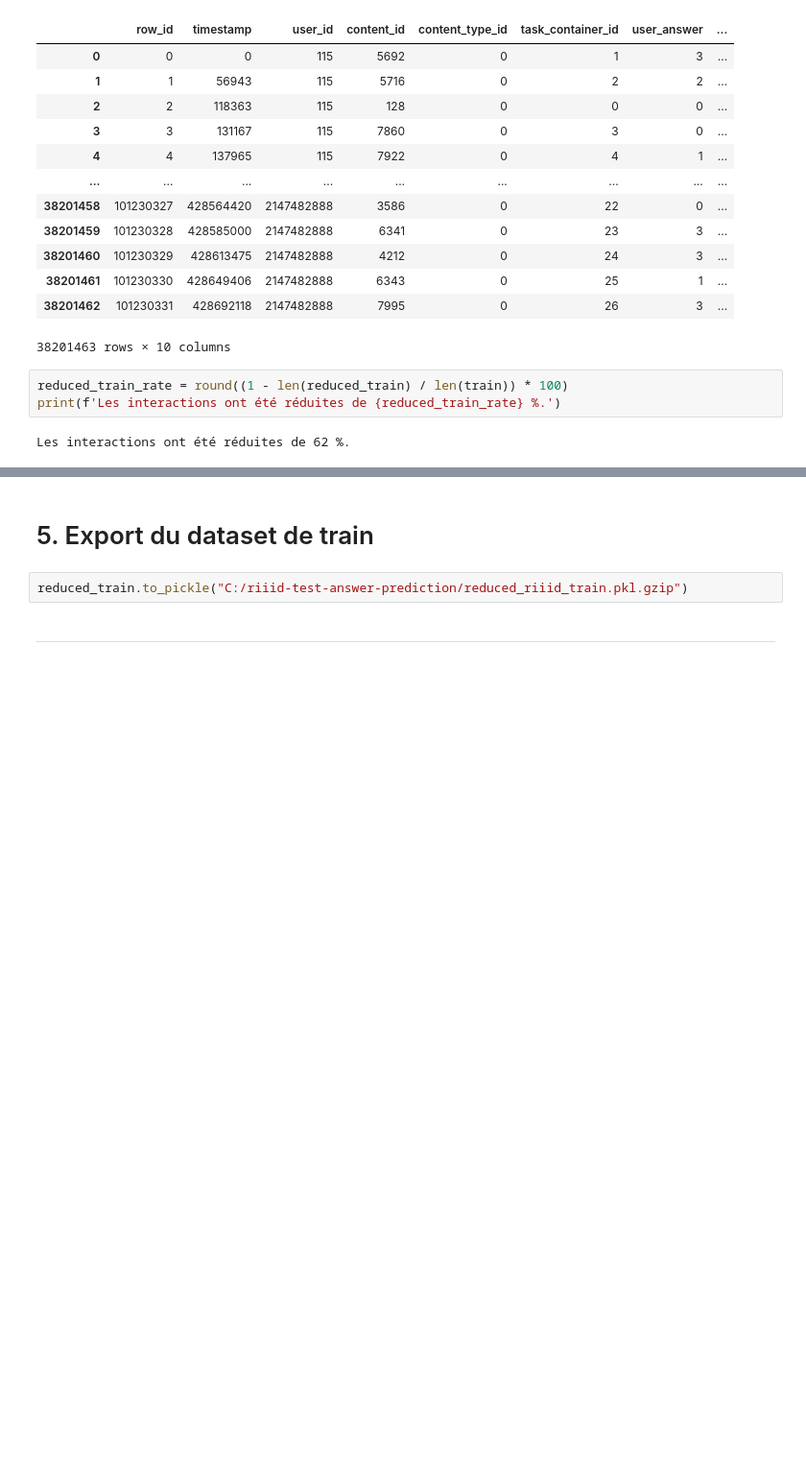
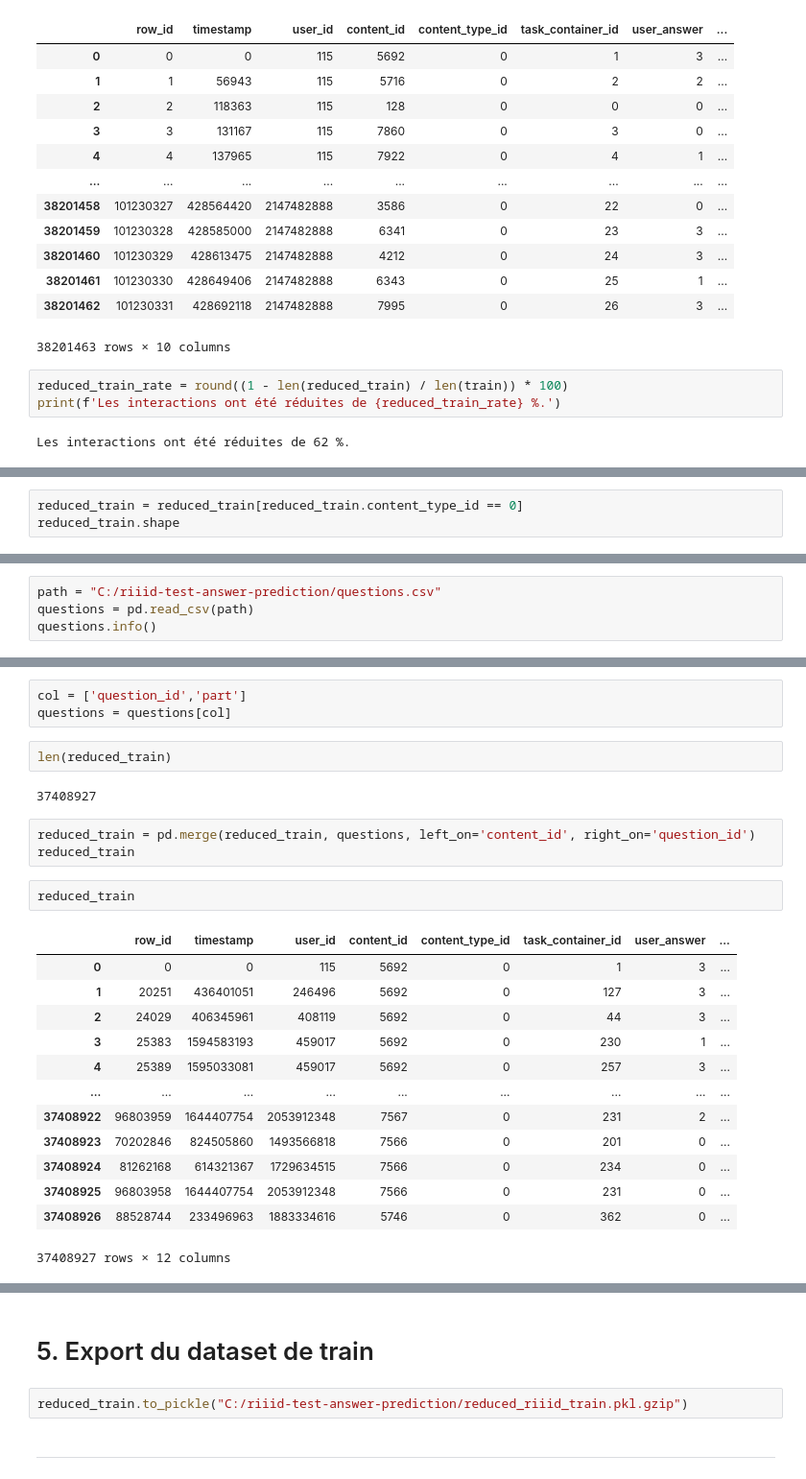
Before and after one commit to Adrian1903/Participez-a-une-competition-Kaggle, a Jupyter notebook: dev/01_nettoyage.ipynb, the cells around one changed output, grey strips where cells are left out. Shown at 96% size. Cells and saved outputs as stored; diff of their text form; blank space fills up the shorter version.

```diff
--- a/dev/01_nettoyage.ipynb
+++ b/dev/01_nettoyage.ipynb
@@ -269,0 +267,3 @@ Les interactions ont été réduites de 62 %.
+# %%
+reduced_train = reduced_train[reduced_train.content_type_id == 0]
+reduced_train.shape
@@ -275,0 +275,4 @@ TO DO
+# %%
+path = "C:/riiid-test-answer-prediction/questions.csv"
+questions = pd.read_csv(path)
+questions.info()
@@ -275,0 +292,26 @@ TO DO
+# %%
+col = ['question_id','part']
+questions = questions[col]
+# %%
+len(reduced_train)
+# %% [output]
+37408927
+# %%
+reduced_train = pd.merge(reduced_train, questions, left_on='content_id', right_on='question_id')
+reduced_train
+# %%
+reduced_train
+# %% [output]
+|  | row_id | timestamp | user_id | content_id | content_type_id | task_container_id | user_answer | ... |
+| 0 | 0 | 0 | 115 | 5692 | 0 | 1 | 3 | ... |
+| 1 | 20251 | 436401051 | 246496 | 5692 | 0 | 127 | 3 | ... |
+| 2 | 24029 | 406345961 | 408119 | 5692 | 0 | 44 | 3 | ... |
+| 3 | 25383 | 1594583193 | 459017 | 5692 | 0 | 230 | 1 | ... |
+| 4 | 25389 | 1595033081 | 459017 | 5692 | 0 | 257 | 3 | ... |
+| ... | ... | ... | ... | ... | ... | ... | ... | ... |
+| 37408922 | 96803959 | 1644407754 | 2053912348 | 7567 | 0 | 231 | 2 | ... |
+| 37408923 | 70202846 | 824505860 | 1493566818 | 7566 | 0 | 201 | 0 | ... |
+| 37408924 | 81262168 | 614321367 | 1729634515 | 7566 | 0 | 234 | 0 | ... |
+| 37408925 | 96803958 | 1644407754 | 2053912348 | 7566 | 0 | 231 | 0 | ... |
+| 37408926 | 88528744 | 233496963 | 1883334616 | 5746 | 0 | 362 | 0 | ... |
+37408927 rows × 12 columns
```
Also changed, not shown: parts of 15 cells of this notebook.
